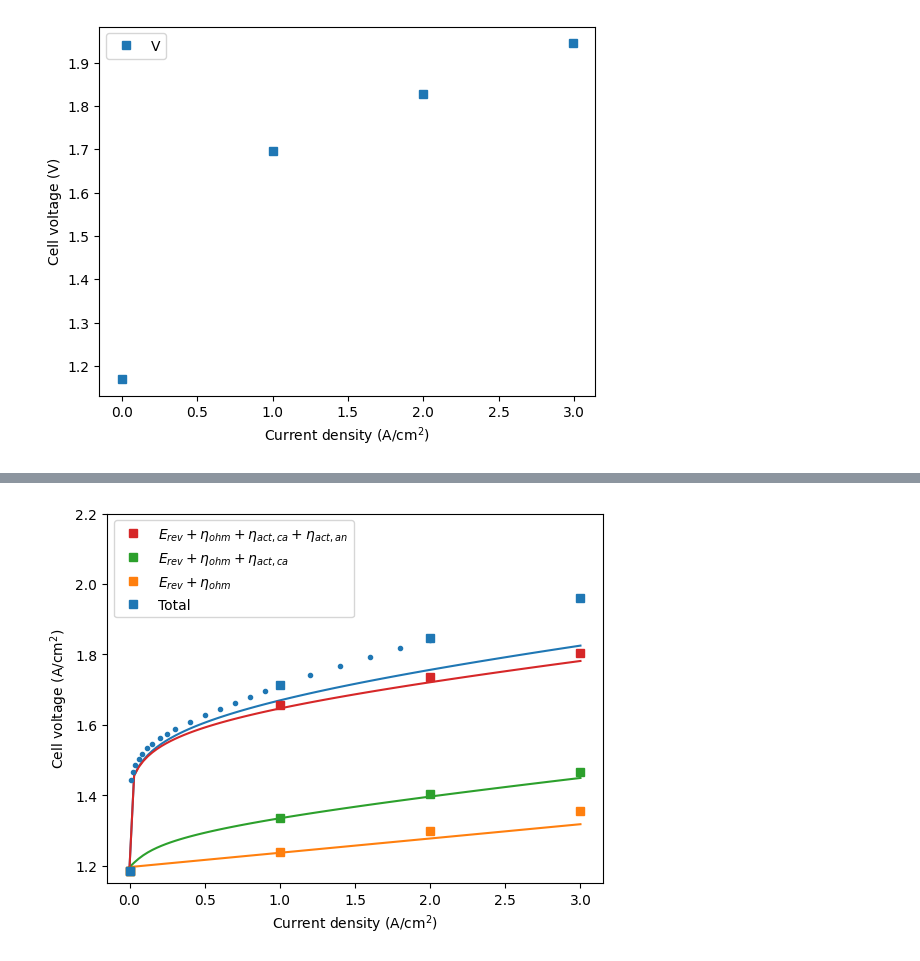
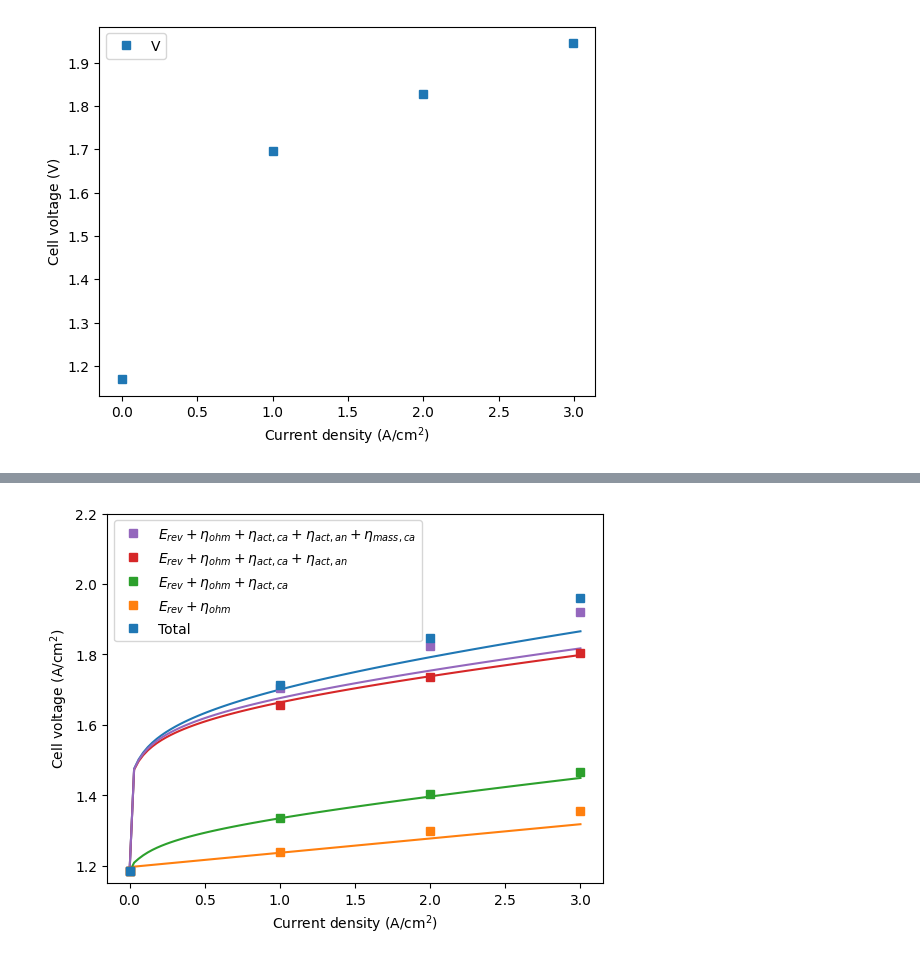
Before and after one commit to affonsop/marapendi, a Jupyter notebook: notebooks/test_data_tricker2023.ipynb, the cells around one changed output, grey strips where cells are left out. Saved outputs shown, nothing was run; the diff lists cells and outputs as text; code cells hidden in the pictures.

Commit message:
Added bubble transport for AEM electrolyzer

```diff
--- a/notebooks/test_data_tricker2023.ipynb
+++ b/notebooks/test_data_tricker2023.ipynb
@@ -17,6 +25,7 @@ ec = mrpd.ElectrolyzerCell(
     cell_area=5e-4,  # Nominal value from Tricker et al. (2023)
     cell_number=1.,
     electrical_resistance=28e-7,
+    electrolyte_saturation_exponent=1,
     ca=mrpd.ElectrolyzerCellSide(
         cl=mrpd.PtCCatalystLayer(
             thickness=12e-6,
@@ -24,18 +33,24 @@ ec = mrpd.ElectrolyzerCell(
             carbon_agglomerate_radius=12.5e-9,
             platinum_loading=0.3e-2,     # Nominal value from Tricker et al. (2023)
             catalyst_platinum_weight_percent=0.468,
-            ecsa=70e3,
+            ecsa=50e3,
             ionomer=mrpd.PAPIonomer(),
-            reaction=mrpd.ElectrochemicalReaction(reference_exchange_current_density=40e1/70e3/0.3e-2,
+            reaction=mrpd.ElectrochemicalReaction(reference_exchange_current_density=40e1/50e3/0.3e-2,
                                                   activation_energy=50e6,
                                                   reaction_order=0,
                                                   reference_activity=1.,
                                                   number_of_electrons=2,
-                                                  reference_temperature=353.15,charge_transfer_coeff=0.5)
+                                                  reference_temperature=353.15,charge_transfer_coeff=0.5),
+            two_phase_transport_model=mrpd.DarcyTransportModel(0.4),
+            absolute_permeability=1.3e-13,
+            contact_angle=85,
         ),
         gdl=mrpd.PorousLayer( #AvCarb MGL370 compressed at 20% (value given by Tricker et al.)
             thickness=370e-6 * 0.8,
             porosity=0.78 * 0.8,
+            two_phase_transport_model=mrpd.DarcyTransportModel(0.4),
+            absolute_permeability=1e-12,
+            contact_angle=45,
         )
     ),
     an = mrpd.ElectrolyzerCellSide(
@@ -47,13 +62,16 @@ ec = mrpd.ElectrolyzerCell(
             catalyst_density=11700., # IrO2
             catalyst_loading=0.8e-2, # kg/m2s
             ecsa=1/(0.8e-2),
-            reaction=mrpd.ElectrochemicalReaction(reference_exchange_current_density=.5e-3, #A/m2IrO2
+            absolute_permeability=1e-11,
+            contact_angle=45,
+            reaction=mrpd.ElectrochemicalReaction(reference_exchange_current_density=.2e-3, #A/m2IrO2
                                                   activation_energy=50e6,
                                                   reaction_order=0,
                                                   reference_activity=1.,
                                                   number_of_electrons=2.,
                                                   reference_temperature=353.15,charge_transfer_coeff=0.82),
             ionomer=mrpd.PAPIonomer(),
+            two_phase_transport_model=mrpd.DarcyTransportModel(0.4)
         ),
         has_mpl=False,
         has_gdl=False,
@@ -72,33 +90,37 @@ cathode_conditions = mrpd.OperatingConditions(
 anode_conditions = mrpd.OperatingConditions(
         inlet_temperature = 353.15, # Nominal value from Tricker et al. (2023)
         inlet_liquid_flow_rate=200e-6/60., # 200 mL/min
         inlet_liquid=mrpd.KOH_1M, # Nominal value from Tricker et al. (2023)
         dry_h2_mole_fraction=0,
         dry_o2_mole_fraction=1,
         outlet_pressure=1.0e5,    # Nominal value from Tricker et al. (2023)
     )
 
 ec.set_conditions(stack_temperature=353.15, current_density=1e4*np.linspace(0,3,100), cathode_conditions=cathode_conditions, anode_conditions=anode_conditions)
+ec.calculate_bubble_transport()
 ec.ca.cl.ionomer_water_content=12
 ec.an.cl.ionomer_water_content=12
 eta_act_ca = ec.ca.cl.activation_overpotential(ec.current_density, 1.)
 eta_act_an = ec.an.cl.activation_overpotential(ec.current_density, 1.)
-
+eta_mass_an = ec.an.cl.activation_overpotential(ec.current_density / (1-ec.an.cl.non_wetting_saturation)**ec.electrolyte_saturation_exponent, 1.) - eta_act_an
+eta_mass_ca = ec.ca.cl.activation_overpotential(ec.current_density / (1-ec.ca.cl.non_wetting_saturation)**ec.electrolyte_saturation_exponent, 1.) - eta_act_ca
 plt.plot(np.linspace(0,3,100), ec.cell_voltage(), 'C0')
 plt.plot(np.linspace(0,3,100), ec.reversible_cell_voltage() + ec.high_frequency_resistance() *ec.current_density, 'C1')
 plt.plot(np.linspace(0,3,100), ec.reversible_cell_voltage() + ec.high_frequency_resistance() *ec.current_density+ eta_act_ca, 'C2')
 plt.plot(np.linspace(0,3,100), ec.reversible_cell_voltage() + ec.high_frequency_resistance() *ec.current_density+ eta_act_ca + eta_act_an, 'C3')
+plt.plot(np.linspace(0,3,100), ec.reversible_cell_voltage() + ec.high_frequency_resistance() *ec.current_density+ eta_act_ca + eta_act_an + eta_mass_ca, 'C4')
 
 
+plt.plot(exp_data["i"].values, exp_data["Mass_ca"].values+0.016, 'C4s', label='$E_{rev}+\eta_{ohm} +\eta_{act,ca}+\eta_{act,an} + \eta_{mass,ca}$')
 plt.plot(exp_data["i"].values, exp_data["Act_an"].values+0.016, 'C3s', label='$E_{rev}+\eta_{ohm} +\eta_{act,ca}+\eta_{act,an}$')
 plt.plot(exp_data["i"].values, exp_data["Act_ca"].values+0.016, 'C2s', label='$E_{rev}+\eta_{ohm} +\eta_{act,ca}$')
 plt.plot(exp_data["i"].values, exp_data["Ohmic"].values+0.016, 'C1s', label='$E_{rev}+\eta_{ohm}$')
 plt.plot(exp_data["i"].values, exp_data["V"].values+0.016, 'C0s', label='Total')
-plt.plot(exp_data_full["Current density (A/cm2)"].values, exp_data_full["Cell voltage (V)"].values, 'C0.')
+
 plt.legend()
 plt.xlabel('Current density (A/cm$^2$)')
 plt.ylabel('Cell voltage (A/cm$^2$)')
 plt.ylim([1.15,2.2])
 plt.savefig('./tricker_comparison.png', dpi=300)
 # %% [output]
-[figure, old version]
+[figure, new version]
```
Also changed, not shown: parts of 3 cells of this notebook, 1 other file.
